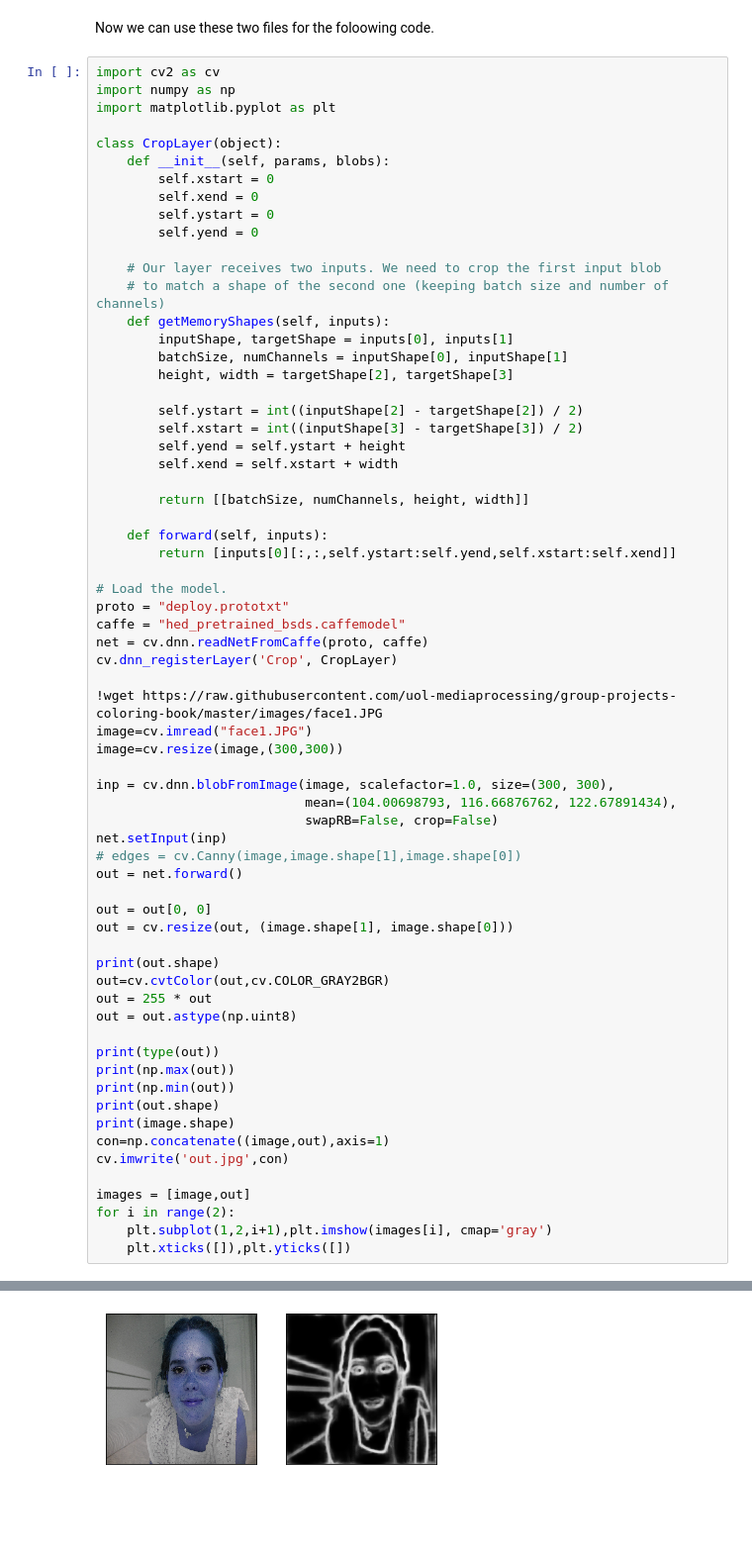
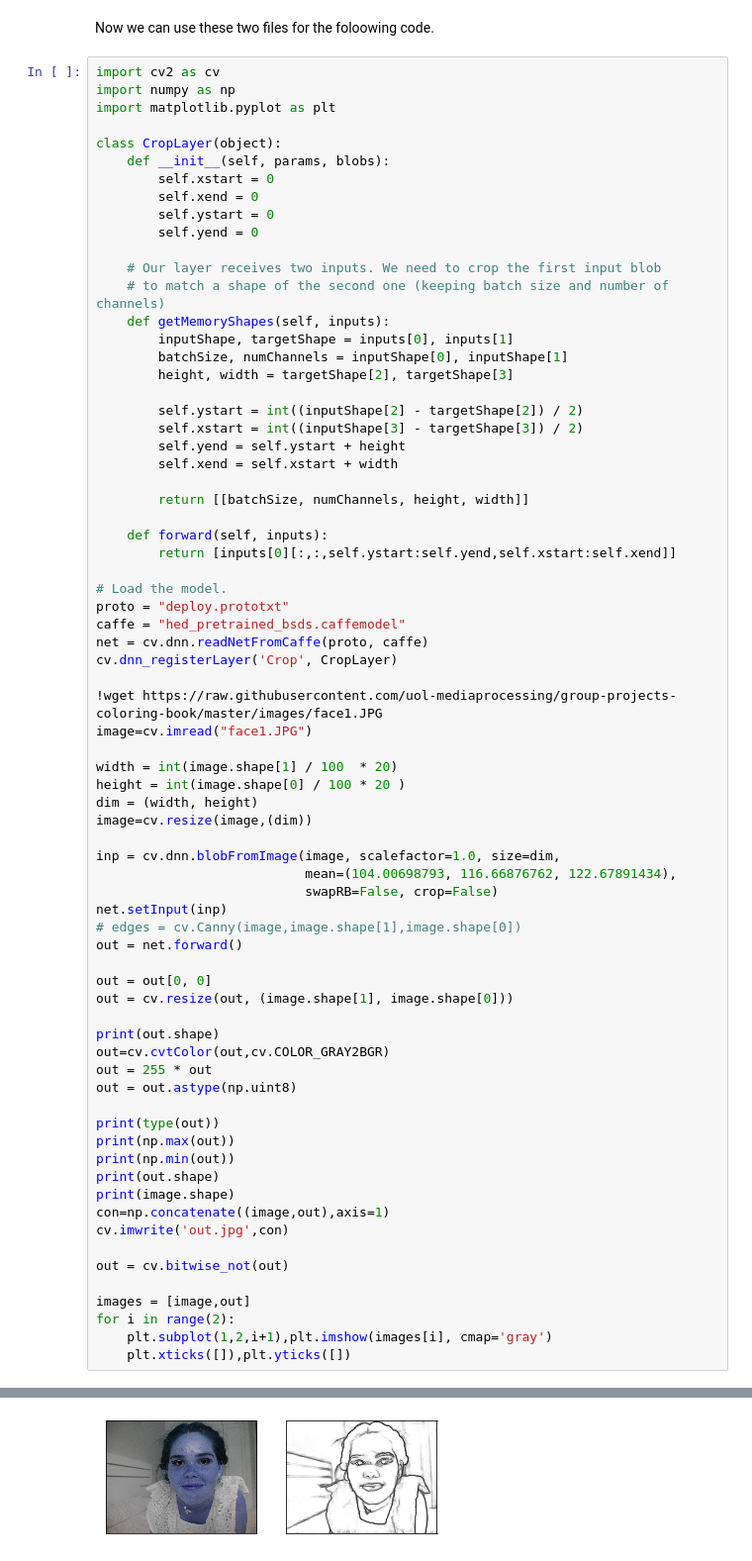
Before and after one commit to uol-mediaprocessing-201920/group-projects-coloring-book, a Jupyter notebook: main_coloring_book_final.ipynb, the cells around one changed output, grey strips where cells are left out. Shown: that part at 99% size. Saved outputs shown, nothing was run; the diff lists cells and outputs as text; blank space fills up the shorter version.

Commit message:
image resized and inverted

```diff
--- a/main_coloring_book_final.ipynb
+++ b/main_coloring_book_final.ipynb
@@ -665,9 +665,13 @@ cv.dnn_registerLayer('Crop', CropLayer)
 
 !wget https://raw.githubusercontent.com/uol-mediaprocessing/group-projects-coloring-book/master/images/face1.JPG
 image=cv.imread("face1.JPG")
-image=cv.resize(image,(300,300))
 
-inp = cv.dnn.blobFromImage(image, scalefactor=1.0, size=(300, 300),
+width = int(image.shape[1] / 100  * 20)
+height = int(image.shape[0] / 100 * 20 )
+dim = (width, height)
+image=cv.resize(image,(dim))
+
+inp = cv.dnn.blobFromImage(image, scalefactor=1.0, size=dim,
                            mean=(104.00698793, 116.66876762, 122.67891434),
                            swapRB=False, crop=False)
 net.setInput(inp)
@@ -690,6 +694,8 @@ print(image.shape)
 con=np.concatenate((image,out),axis=1)
 cv.imwrite('out.jpg',con)
 
+out = cv.bitwise_not(out)
+
 images = [image,out]
 for i in range(2):
     plt.subplot(1,2,i+1),plt.imshow(images[i], cmap='gray')
@@ -715 +721 @@ face1.JPG           100%[===================>]   6.22M  --.-KB/s    in 0.04s
-[figure, old version]
+[figure, new version]
```
Also changed, not shown: parts of 1 cell of this notebook.
